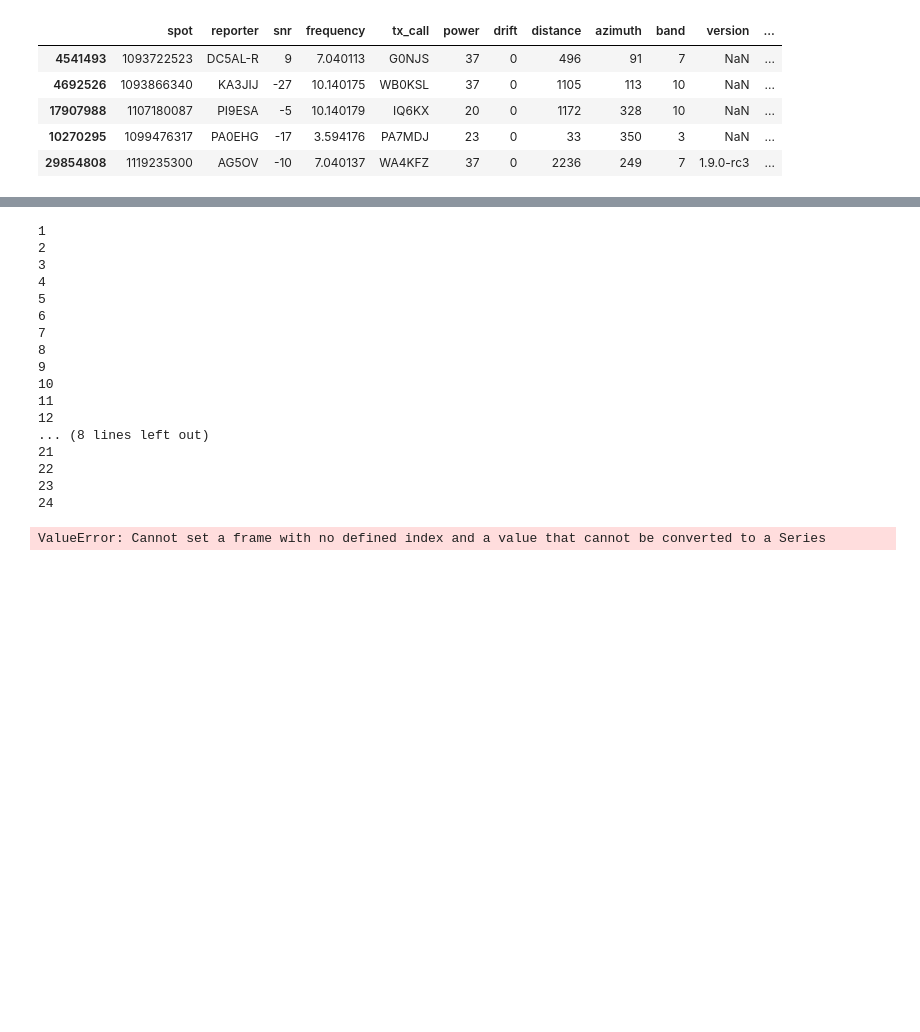
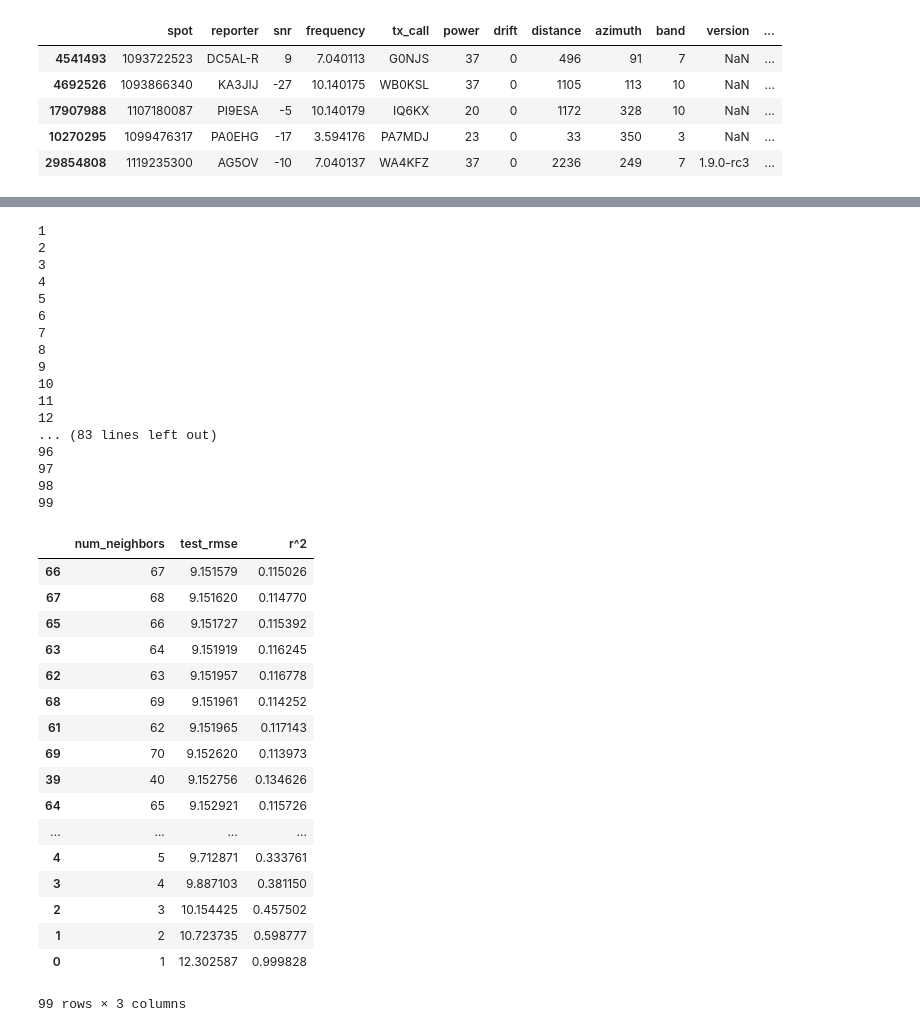
Before and after one commit to manojkur/radio-SNR-predictor, a Jupyter notebook: KNN_Testing.ipynb, the cells around one changed output, grey strips where cells are left out. Cells and saved outputs as stored; diff of their text form; code cells hidden in the pictures; blank space fills up the shorter version.

```diff
--- a/KNN_Testing.ipynb
+++ b/KNN_Testing.ipynb
@@ -61,34 +58,55 @@ See the caveats in the documentation: http://pandas.pydata.org/pandas-docs/stabl
 # %%
 mse = []
 r2 = []
-for n in range(1, 25):
+max_n = 100
+
+for n in range(1, max_n):
     print(n)
     knn = KNeighborsRegressor(n_neighbors=n)
-    tmp_mse = -1*cross_val_score(knn, features, targets, scoring='neg_mean_squared_error')
+    tmp_mse = np.sqrt(-1*cross_val_score(knn, features, targets, scoring='neg_mean_squared_error').mean())
     mse.append(tmp_mse)
     knn.fit(features, targets)
     tmp_r2 = knn.score(features, targets)
     r2.append(tmp_r2)
+
 err = pd.DataFrame()
-err['rmse'] = np.sqrt(np.array(mse))
+err['num_neighbors'] = list(range(1,max_n))
+err['test_rmse'] = mse
 err['r^2'] = r2
-err.sort_values('rmse')
+err.sort_values('test_rmse')
 # %% [output]
 1
 2
 3
 4
 5
 6
 7
 8
 9
 10
 11
 12
-... (8 lines left out)
-21
-22
-23
-24
+... (83 lines left out)
+96
+97
+98
+99
+|  | num_neighbors | test_rmse | r^2 |
+| 66 | 67 | 9.151579 | 0.115026 |
+| 67 | 68 | 9.151620 | 0.114770 |
+| 65 | 66 | 9.151727 | 0.115392 |
+| 63 | 64 | 9.151919 | 0.116245 |
+| 62 | 63 | 9.151957 | 0.116778 |
+| 68 | 69 | 9.151961 | 0.114252 |
+| 61 | 62 | 9.151965 | 0.117143 |
+| 69 | 70 | 9.152620 | 0.113973 |
+| 39 | 40 | 9.152756 | 0.134626 |
+| 64 | 65 | 9.152921 | 0.115726 |
+| ... | ... | ... | ... |
+| 4 | 5 | 9.712871 | 0.333761 |
+| 3 | 4 | 9.887103 | 0.381150 |
+| 2 | 3 | 10.154425 | 0.457502 |
+| 1 | 2 | 10.723735 | 0.598777 |
+| 0 | 1 | 12.302587 | 0.999828 |
-ValueError: Cannot set a frame with no defined index and a value that cannot be converted to a Series
+99 rows × 3 columns
```
Also changed, not shown: parts of 8 cells of this notebook, 1 other file.
